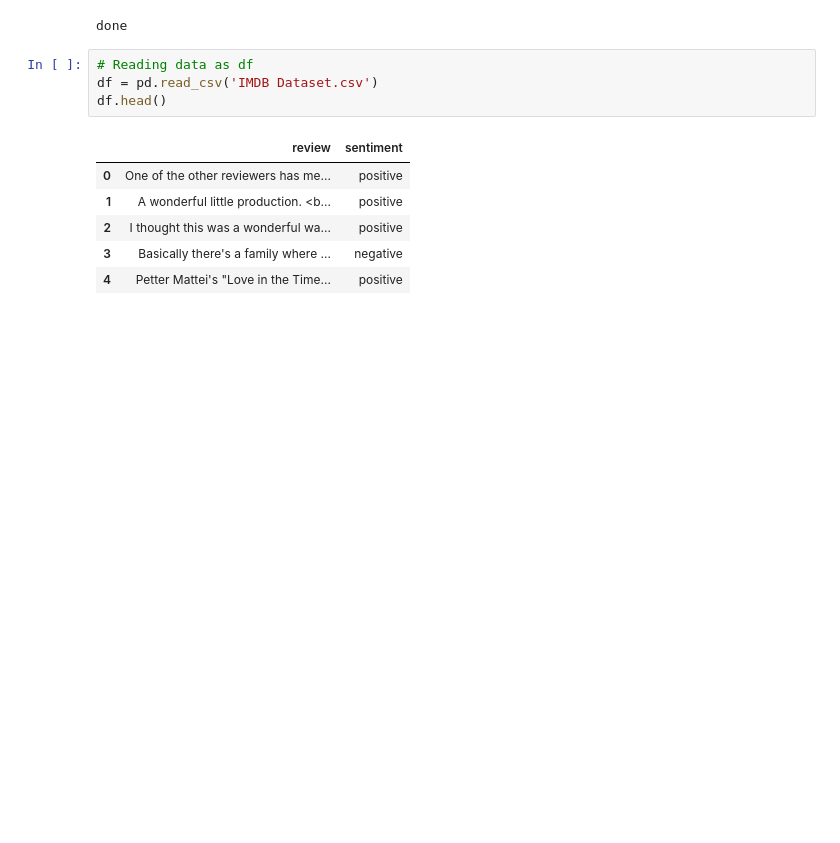
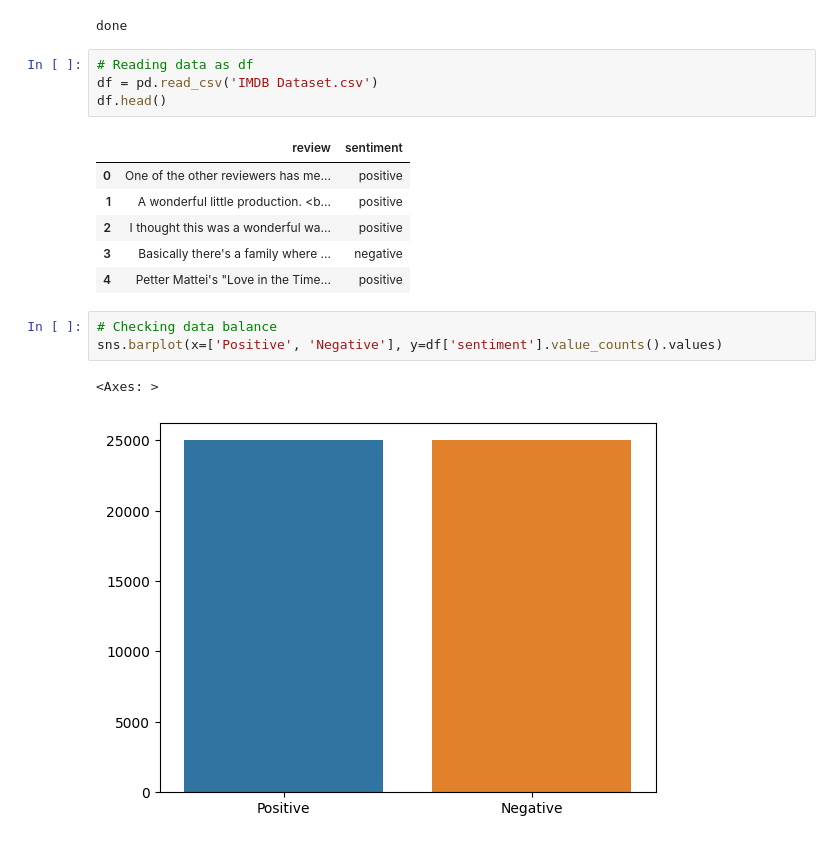
Before and after one commit to j220493/IMDBMovieSentimentClassification, a Jupyter notebook: DataCleaning.ipynb, the cells around one changed output. Cells and saved outputs as stored; diff of their text form; blank space fills up the shorter version.

Commit message:
Final data cleaning script

```diff
--- a/DataCleaning.ipynb
+++ b/DataCleaning.ipynb
@@ -61,3 +63,9 @@ df.head()
 | 2 | I thought this was a wonderful wa... | positive |
 | 3 | Basically there's a family where ... | negative |
 | 4 | Petter Mattei's "Love in the Time... | positive |
+# %%
+# Checking data balance
+sns.barplot(x=['Positive', 'Negative'], y=df['sentiment'].value_counts().values)
+# %% [output]
+<Axes: >
+[figure, added]
```
Also changed, not shown: parts of 7 cells of this notebook.
